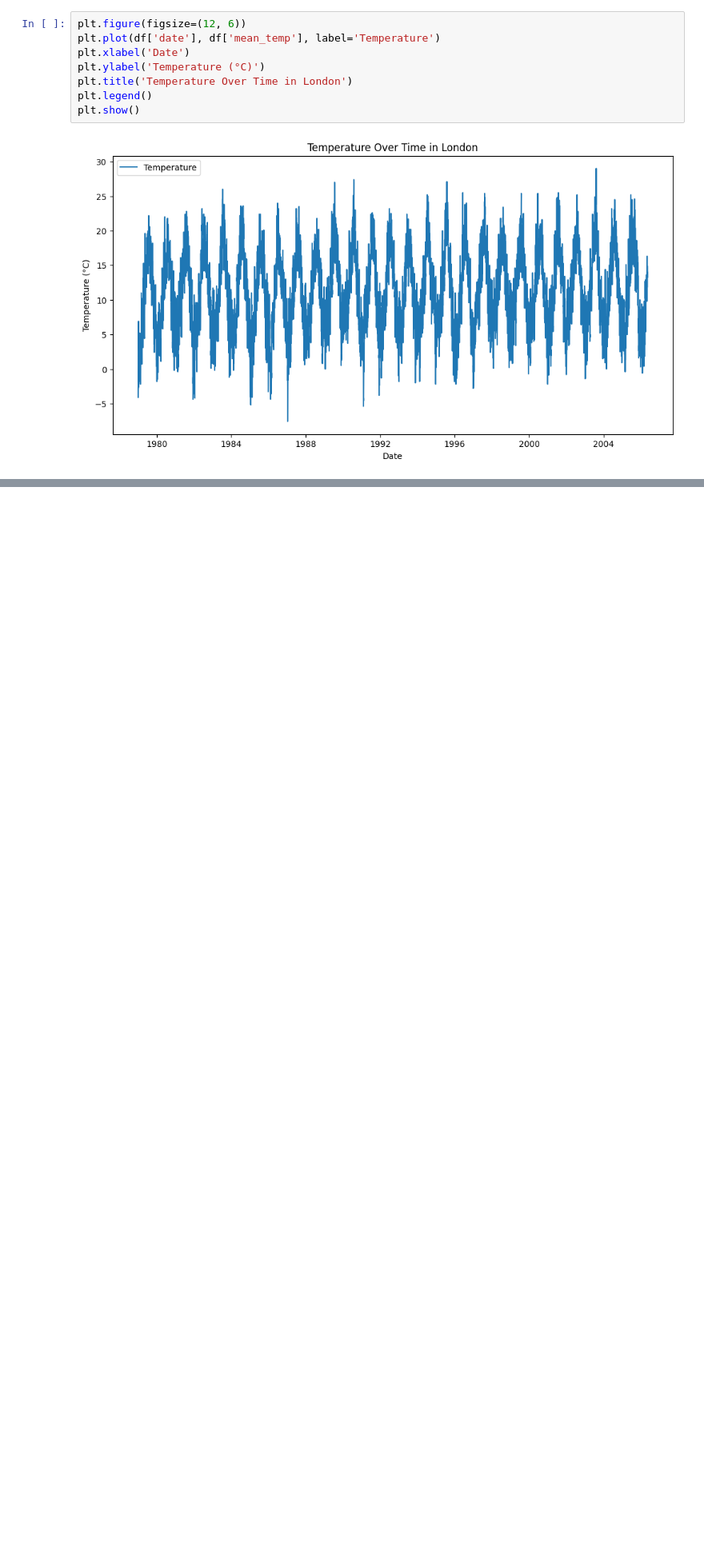
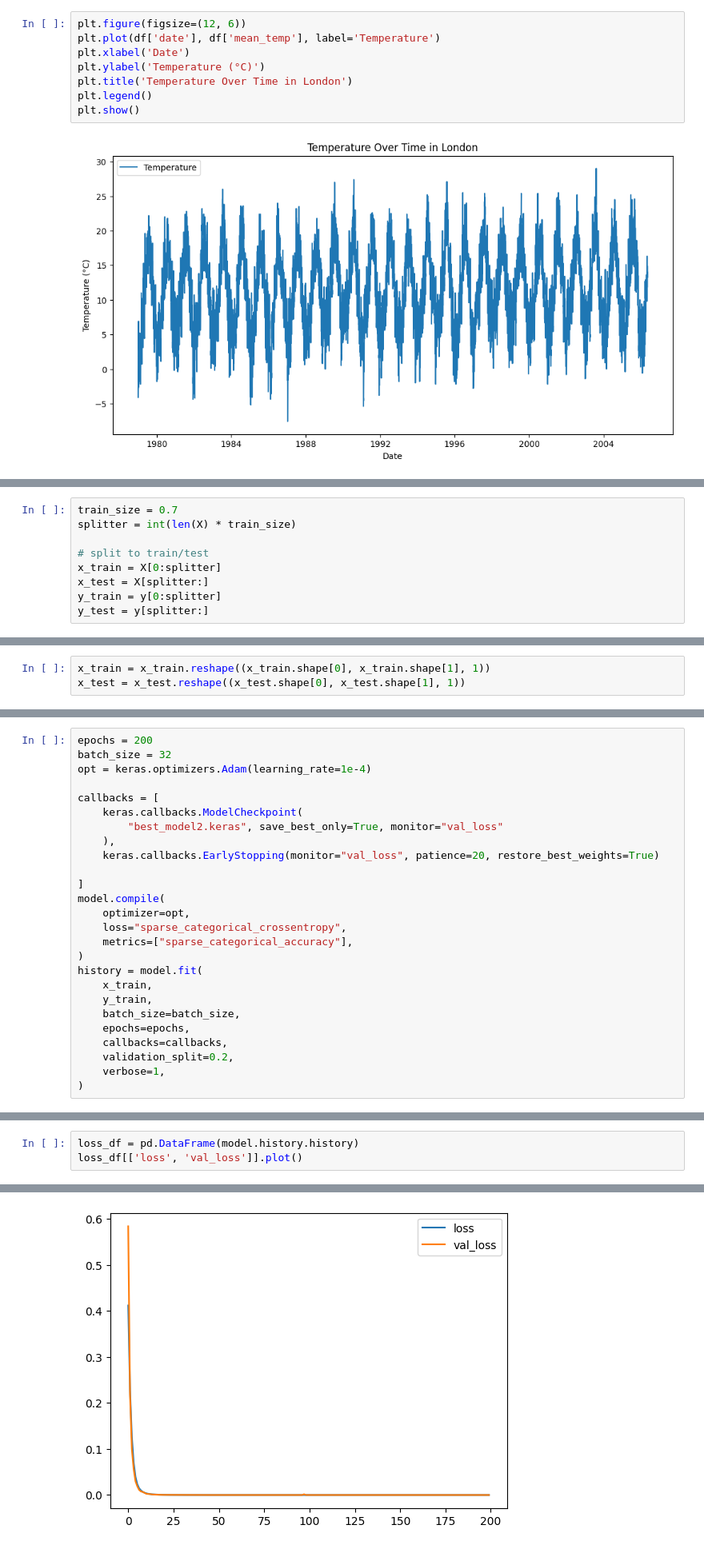
Before and after one commit to chouhlaoui/Deep-Learning-Projects, a Jupyter notebook: Time Series/timeseries.ipynb, the cells around one changed output, grey strips where cells are left out. Shown at 80% size. Saved outputs shown, nothing was run; the diff lists cells and outputs as text; blank space fills up the shorter version.

```diff
--- a/Time Series/timeseries.ipynb
+++ b/Time Series/timeseries.ipynb
@@ -105,0 +259,9 @@ plt.show()
+# %%
+train_size = 0.7
+splitter = int(len(X) * train_size)
+
+# split to train/test
+x_train = X[0:splitter]
+x_test = X[splitter:]
+y_train = y[0:splitter]
+y_test = y[splitter:]
@@ -105,0 +278,3 @@ plt.show()
+# %%
+x_train = x_train.reshape((x_train.shape[0], x_train.shape[1], 1))
+x_test = x_test.reshape((x_test.shape[0], x_test.shape[1], 1))
@@ -105,0 +333,26 @@ plt.show()
+# %%
+epochs = 200
+batch_size = 32
+opt = keras.optimizers.Adam(learning_rate=1e-4)
+
+callbacks = [
+    keras.callbacks.ModelCheckpoint(
+        "best_model2.keras", save_best_only=True, monitor="val_loss"
+    ),
+    keras.callbacks.EarlyStopping(monitor="val_loss", patience=20, restore_best_weights=True)
+
+]
+model.compile(
+    optimizer=opt,
+    loss="sparse_categorical_crossentropy",
+    metrics=["sparse_categorical_accuracy"],
+)
+history = model.fit(
+    x_train,
+    y_train,
+    batch_size=batch_size,
+    epochs=epochs,
+    callbacks=callbacks,
+    validation_split=0.2,
+    verbose=1,
+)
@@ -105,0 +379,4 @@ plt.show()
+# %%
+loss_df = pd.DataFrame(model.history.history)
+loss_df[['loss', 'val_loss']].plot()
+# %% [output]
@@ -105,0 +384 @@ plt.show()
+[figure, added]
```
Also changed, not shown: parts of 46 cells of this notebook, 1 other file.
